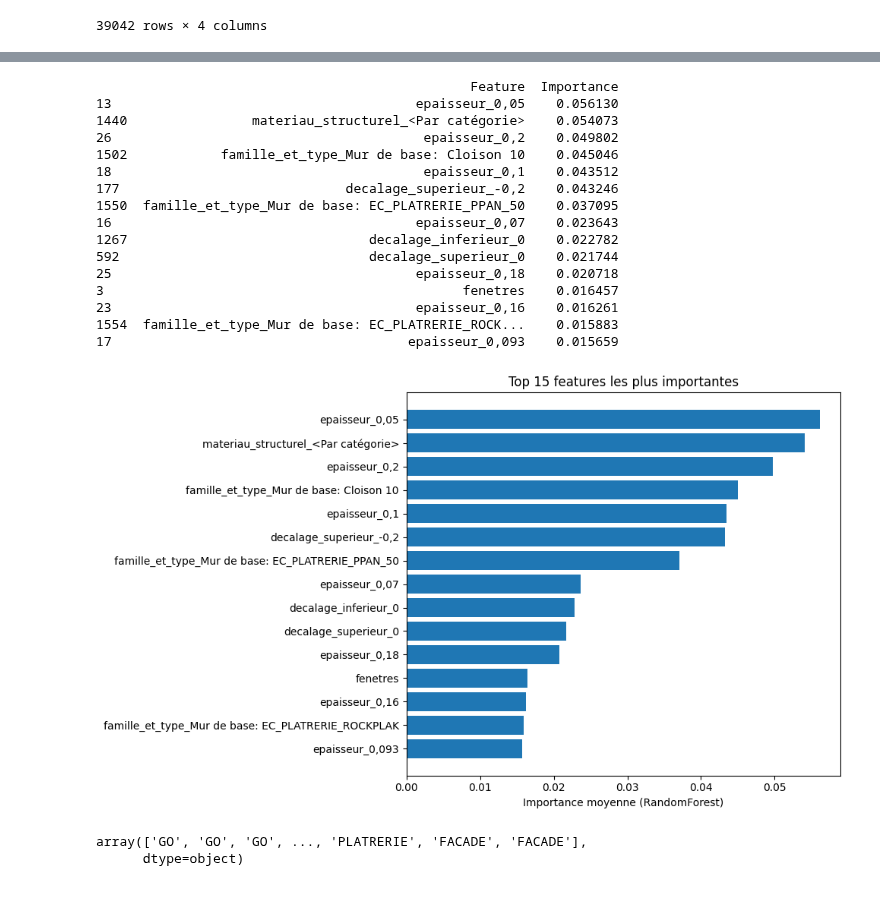
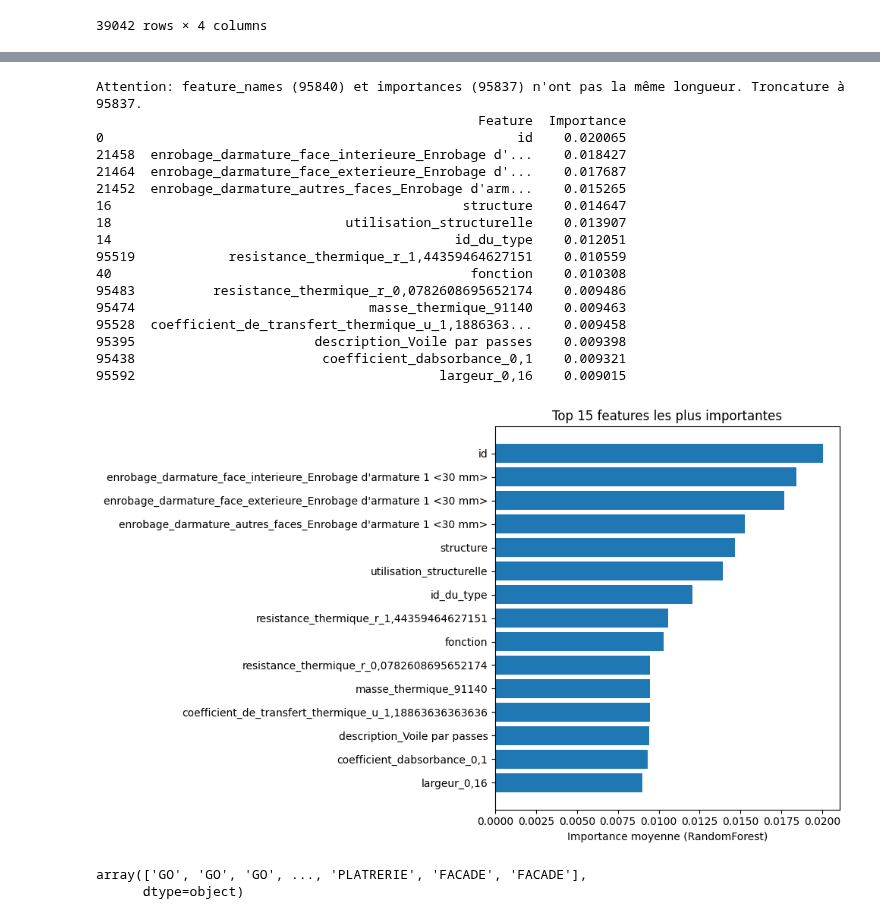
Before and after one commit to fqbq69/BIMpredict-, a Jupyter notebook: notebooks/fabian/RandomForest"murs".ipynb, the cells around one changed output, grey strips where cells are left out. Cells and saved outputs as stored; diff of their text form; code cells hidden in the pictures.

```diff
--- a/notebooks/fabian/RandomForest"murs".ipynb
+++ b/notebooks/fabian/RandomForest"murs".ipynb
@@ -171,27 +280,12 @@ print(murs_concat.columns.tolist())
 # %%
-# Définir les targets multi-label (adapte la liste selon tes besoins)
-targets = [
-    "011ec_lot",
-    "012ec_ouvrage",
-    "013ec_localisation",
-    "014ec_mode_constructif"
-]
+# Convertir toutes les colonnes catégorielles en string pour éviter les erreurs d'encodage
+for col in cat_features:
+    if col in X.columns:
+        X[col] = X[col].astype(str)
 
-# Garder seulement les targets présents dans le DataFrame
-targets_in_df = [col for col in targets if col in murs_concat.columns]
-
-if not targets_in_df:
-    raise ValueError(f"Aucune colonne cible trouvée dans murs_concat. Colonnes disponibles : {murs_concat.columns.tolist()}")
-
-# X et y_multi
-X = murs_concat.drop(columns=targets_in_df)
-y_multi = murs_concat[targets_in_df]
-
-if X.shape[1] == 0:
-    raise ValueError("Aucune variable explicative disponible après suppression des cibles. Vérifiez vos colonnes.")
-
-num_features = X.select_dtypes(include=['int64', 'float64']).columns.tolist()
-cat_features = X.select_dtypes(include=['object', 'category']).columns.tolist()
+# Supprimer les colonnes numériques entièrement vides
+num_features = [col for col in num_features if not X[col].isnull().all()]
+X = X[num_features + cat_features]
 
 # Pipeline de prétraitement
 preprocessor = ColumnTransformer(
@@ -210,7 +304,7 @@ preprocessor = ColumnTransformer(
 # Pipeline complet avec MultiOutputClassifier
 pipeline = Pipeline([
     ('preprocessor', preprocessor),
-    ('model', MultiOutputClassifier(RandomForestClassifier(n_estimators=5000, random_state=42)))
+    ('model', MultiOutputClassifier(RandomForestClassifier(n_estimators=500, random_state=42)))
 ])
 
 # Split train/test
@@ -327,50 +429,58 @@ feature_names = []
 if 'preprocessor' in pipeline.named_steps:
     preprocessor = pipeline.named_steps['preprocessor']
     num_features_out = num_features
     # Pour les features catégorielles, récupérer les noms encodés
     cat_features_out = []
     if cat_features:
         encoder = preprocessor.named_transformers_['cat'].named_steps['encoder']
         cat_features_out = encoder.get_feature_names_out(cat_features)
     feature_names = list(num_features_out) + list(cat_features_out)
 else:
     feature_names = list(X.columns)
 
 # Calculer l'importance moyenne des features sur toutes les cibles
 importances = np.mean([est.feature_importances_ for est in rf_multi.estimators_], axis=0)
 
+# S'assurer que feature_names et importances ont la même longueur
+if len(feature_names) != len(importances):
+    min_len = min(len(feature_names), len(importances))
+    print(f"Attention: feature_names ({len(feature_names)}) et importances ({len(importances)}) n'ont pas la même longueur. Troncature à {min_len}.")
+    feature_names = feature_names[:min_len]
+    importances = importances[:min_len]
+
 # DataFrame pour affichage
 feat_imp = pd.DataFrame({'Feature': feature_names, 'Importance': importances})
 feat_imp = feat_imp.sort_values(by='Importance', ascending=False)
 
 # Afficher les 15 features les plus importantes
 print(feat_imp.head(15))
 
 # Visualisation
 plt.figure(figsize=(10,6))
 plt.barh(feat_imp['Feature'][:15][::-1], feat_imp['Importance'][:15][::-1])
 plt.xlabel("Importance moyenne (RandomForest)")
 plt.title("Top 15 features les plus importantes")
 plt.tight_layout()
 plt.show()
 # %% [output]
-                                                Feature  Importance
-13                                       epaisseur_0,05    0.056130
-1440                materiau_structurel_<Par catégorie>    0.054073
-26                                        epaisseur_0,2    0.049802
-1502            famille_et_type_Mur de base: Cloison 10    0.045046
-18                                        epaisseur_0,1    0.043512
-177                             decalage_superieur_-0,2    0.043246
-1550  famille_et_type_Mur de base: EC_PLATRERIE_PPAN_50    0.037095
-16                                       epaisseur_0,07    0.023643
-1267                               decalage_inferieur_0    0.022782
-592                                decalage_superieur_0    0.021744
-25                                       epaisseur_0,18    0.020718
-3                                              fenetres    0.016457
-23                                       epaisseur_0,16    0.016261
-1554  famille_et_type_Mur de base: EC_PLATRERIE_ROCK...    0.015883
-17                                      epaisseur_0,093    0.015659
+Attention: feature_names (95840) et importances (95837) n'ont pas la même longueur. Troncature à 95837.
+                                                 Feature  Importance
+0                                                     id    0.020065
+21458  enrobage_darmature_face_interieure_Enrobage d'...    0.018427
+21464  enrobage_darmature_face_exterieure_Enrobage d'...    0.017687
+21452  enrobage_darmature_autres_faces_Enrobage d'arm...    0.015265
+16                                             structure    0.014647
+18                              utilisation_structurelle    0.013907
+14                                            id_du_type    0.012051
+95519            resistance_thermique_r_1,44359464627151    0.010559
+40                                              fonction    0.010308
+95483          resistance_thermique_r_0,0782608695652174    0.009486
+95474                              masse_thermique_91140    0.009463
+95528  coefficient_de_transfert_thermique_u_1,1886363...    0.009458
+95395                       description_Voile par passes    0.009398
+95438                        coefficient_dabsorbance_0,1    0.009321
+95592                                       largeur_0,16    0.009015
-[figure, old version]
+[figure, new version]
 # %%
 y_pred[:, 0]
 # %% [output]
```
Also changed, not shown: parts of 49 cells of this notebook.
